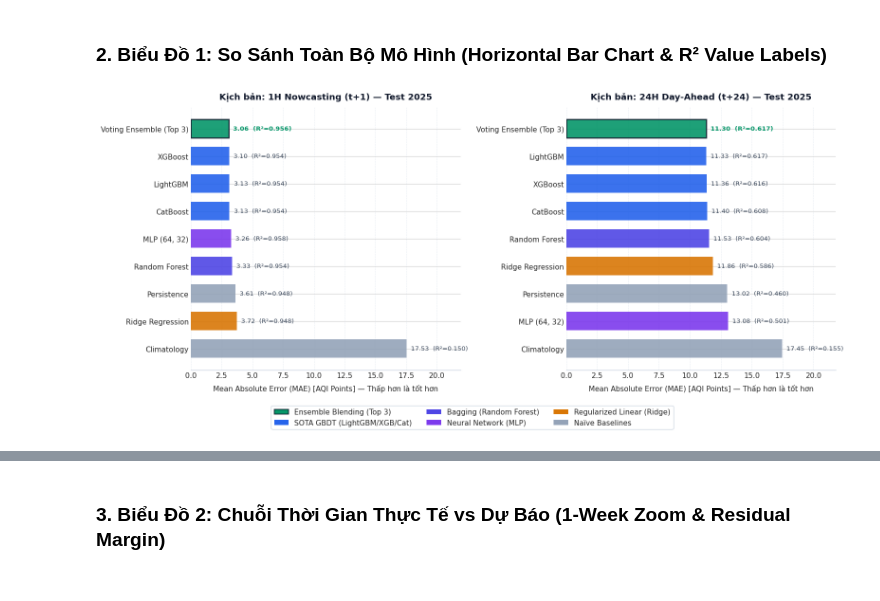
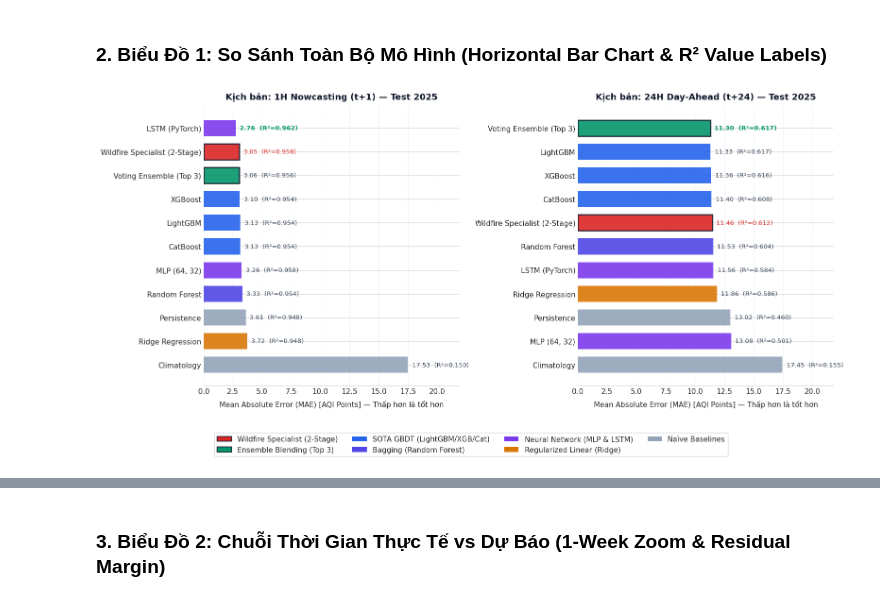
Before and after one commit to ThayBayThatSon/DSR301m_Group5_Project, a Jupyter notebook: notebooks/06_Benchmark_Leaderboard_Synthesis.ipynb, the cells around one changed output, grey strips where cells are left out. Cells and saved outputs as stored; diff of their text form; code cells hidden in the pictures.

```diff
--- a/notebooks/06_Benchmark_Leaderboard_Synthesis.ipynb
+++ b/notebooks/06_Benchmark_Leaderboard_Synthesis.ipynb
@@ -105,10 +129,12 @@ Bảng Leaderboard tổng hợp:
 # %% [markdown]
 ### 2. Biểu Đồ 1: So Sánh Toàn Bộ Mô Hình (Horizontal Bar Chart & R² Value Labels)
 # %%
-fig, axes = plt.subplots(1, 2, figsize=(16, 7), sharey=False)
+from matplotlib.patches import Patch
+fig, axes = plt.subplots(1, 2, figsize=(16, 7.5), sharey=False)
 
 family_colors = {
-    'Ensemble': '#059669',            # Emerald (Best)
+    'Extreme Adaptation': '#dc2626',   # Crimson Red (Wildfire Specialist)
+    'Ensemble': '#059669',            # Emerald (Best Baseline Ensemble)
     'Gradient Boosting': '#2563eb',   # Royal Blue
     'Bagging Trees': '#4f46e5',       # Indigo
     'Neural Network': '#7c3aed',      # Purple
@@ -122,8 +148,8 @@ for idx, sc in enumerate(["1h", "24h"]):
 
     y_pos = np.arange(len(sub))
     bar_colors = [family_colors.get(f, '#64748b') for f in sub['family']]
-    edge_colors = ['#0f172a' if m == sub.iloc[-1]['model'] else 'none' for m in sub['model']]
-    line_widths = [1.8 if m == sub.iloc[-1]['model'] else 0 for m in sub['model']]
+    edge_colors = ['#0f172a' if 'Ensemble' in m or 'Wildfire' in m else 'none' for m in sub['model']]
+    line_widths = [1.8 if 'Ensemble' in m or 'Wildfire' in m else 0 for m in sub['model']]
 
     bars = ax.barh(y_pos, sub['test_MAE_2025'], color=bar_colors, edgecolor=edge_colors, linewidth=line_widths, height=0.68, alpha=0.9)
 
@@ -135,37 +161,38 @@ for idx, sc in enumerate(["1h", "24h"]):
     ax.set_title(f"Kịch bản: {sc.upper()} {title_suffix} — Test 2025", pad=12, fontweight='bold', color='#0f172a')
     ax.grid(axis='x', color='#e2e8f0', linestyle='--', linewidth=0.7, alpha=0.8)
     ax.set_axisbelow(True)
 
     max_val = sub['test_MAE_2025'].max()
     ax.set_xlim(0, max_val * 1.25)
 
     for i, row in sub.iterrows():
         val = row['test_MAE_2025']
         r2 = row['test_R2_2025']
         is_best = (i == len(sub) - 1)
         font_w = 'bold' if is_best else 'normal'
-        text_color = '#059669' if is_best else '#334155'
+        text_color = '#dc2626' if 'Wildfire' in row['model'] else ('#059669' if is_best else '#334155')
         ax.text(val + max_val * 0.02, i, f"{val:.2f}  (R²={r2:.3f})", va='center', ha='left', fontsize=9.5, fontweight=font_w, color=text_color)
 
     for spine in ['top', 'right', 'left']:
         ax.spines[spine].set_visible(False)
     ax.spines['bottom'].set_color('#cbd5e1')
 
 legend_patches = [
+    Patch(facecolor=family_colors['Extreme Adaptation'], edgecolor='#0f172a', linewidth=1.2, label='Wildfire Specialist (2-Stage)'),
     Patch(facecolor=family_colors['Ensemble'], edgecolor='#0f172a', linewidth=1.2, label='Ensemble Blending (Top 3)'),
     Patch(facecolor=family_colors['Gradient Boosting'], label='SOTA GBDT (LightGBM/XGB/Cat)'),
     Patch(facecolor=family_colors['Bagging Trees'], label='Bagging (Random Forest)'),
-    Patch(facecolor=family_colors['Neural Network'], label='Neural Network (MLP)'),
+    Patch(facecolor=family_colors['Neural Network'], label='Neural Network (MLP & LSTM)'),
     Patch(facecolor=family_colors['Linear'], label='Regularized Linear (Ridge)'),
     Patch(facecolor=family_colors['Baseline'], label='Naïve Baselines')
 ]
-fig.legend(handles=legend_patches, loc='lower center', bbox_to_anchor=(0.5, -0.05), ncol=3, frameon=True, framealpha=0.9, edgecolor='#cbd5e1')
+fig.legend(handles=legend_patches, loc='lower center', bbox_to_anchor=(0.5, -0.06), ncol=4, frameon=True, framealpha=0.9, edgecolor='#cbd5e1')
 
 plt.tight_layout()
-fig.subplots_adjust(bottom=0.14)
+fig.subplots_adjust(bottom=0.15)
 plt.savefig(f"{FIG_DIR}/01_model_comparison_mae.png", dpi=300, bbox_inches='tight')
 plt.show()
 # %% [output]
-[figure, old version]
+[figure, new version]
 # %% [markdown]
 **Nhận xét & Biện luận Thực nghiệm (Biểu Đồ 1):**
```
Also changed, not shown: parts of 16 cells of this notebook, 39 other files.
